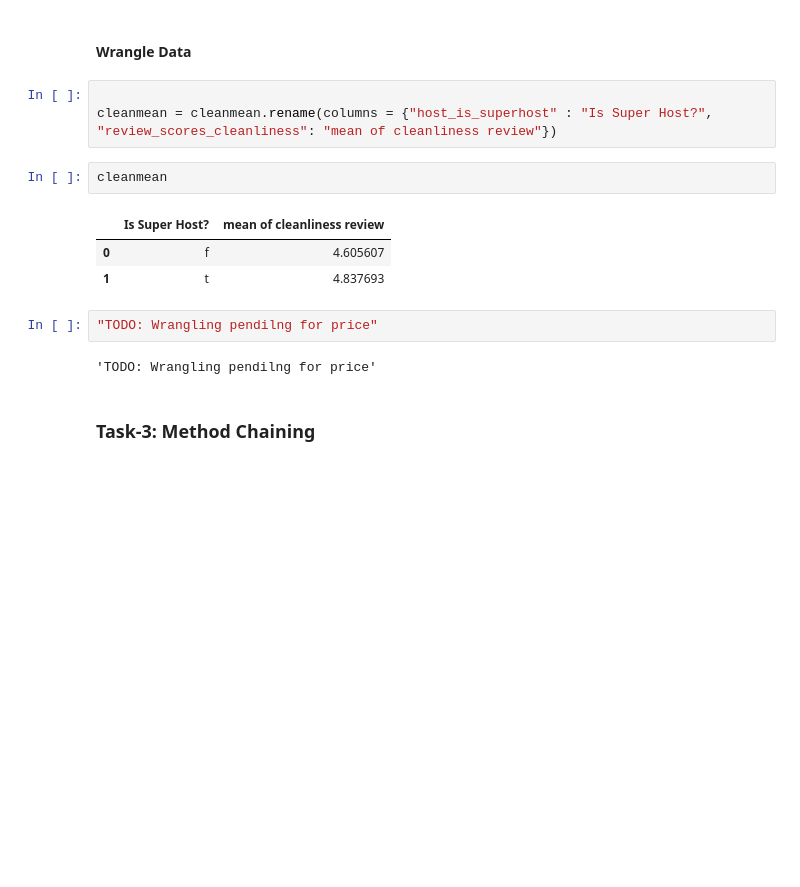
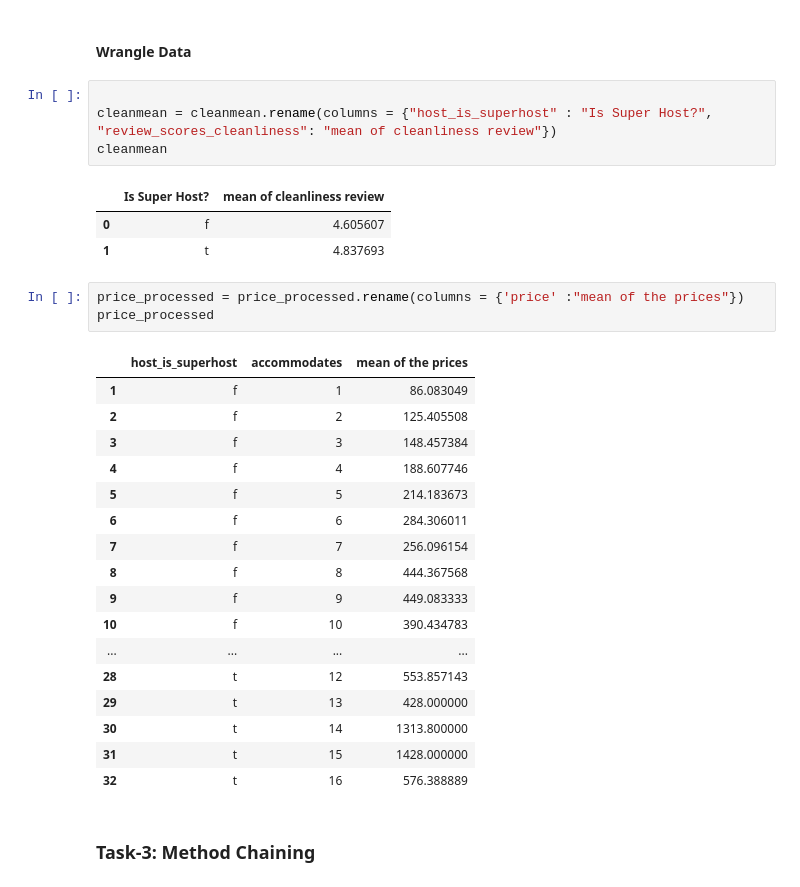
Before and after one commit to data301-2021-winter1/project-group11-project, a Jupyter notebook: notebooks/analysis1.ipynb, the cells around one changed output. Saved outputs shown, nothing was run; the diff lists cells and outputs as text; blank space fills up the shorter version.

```diff
--- a/notebooks/analysis1.ipynb
+++ b/notebooks/analysis1.ipynb
@@ -315,16 +315,32 @@ See the caveats in the documentation: https://pandas.pydata.org/pandas-docs/stab
 # %%
 
 cleanmean = cleanmean.rename(columns = {"host_is_superhost" : "Is Super Host?", "review_scores_cleanliness": "mean of cleanliness review"})
+cleanmean
+# %% [output]
+|  | Is Super Host? | mean of cleanliness review |
+| 0 | f | 4.605607 |
+| 1 | t | 4.837693 |
-# %%
-cleanmean
-# %% [output]
-|  | Is Super Host? | mean of cleanliness review |
-| 0 | f | 4.605607 |
-| 1 | t | 4.837693 |
-# %%
-"TODO: Wrangling pendilng for price"
-# %% [output]
-'TODO: Wrangling pendilng for price'
+# %%
+price_processed = price_processed.rename(columns = {'price' :"mean of the prices"})
+price_processed
+# %% [output]
+|  | host_is_superhost | accommodates | mean of the prices |
+| 1 | f | 1 | 86.083049 |
+| 2 | f | 2 | 125.405508 |
+| 3 | f | 3 | 148.457384 |
+| 4 | f | 4 | 188.607746 |
+| 5 | f | 5 | 214.183673 |
+| 6 | f | 6 | 284.306011 |
+| 7 | f | 7 | 256.096154 |
+| 8 | f | 8 | 444.367568 |
+| 9 | f | 9 | 449.083333 |
+| 10 | f | 10 | 390.434783 |
+| ... | ... | ... | ... |
+| 28 | t | 12 | 553.857143 |
+| 29 | t | 13 | 428.000000 |
+| 30 | t | 14 | 1313.800000 |
+| 31 | t | 15 | 1428.000000 |
+| 32 | t | 16 | 576.388889 |
 # %% [markdown]
 ### Task-3: Method Chaining
 # %%
```
Also changed, not shown: parts of 6 cells of this notebook, 1 other file.
